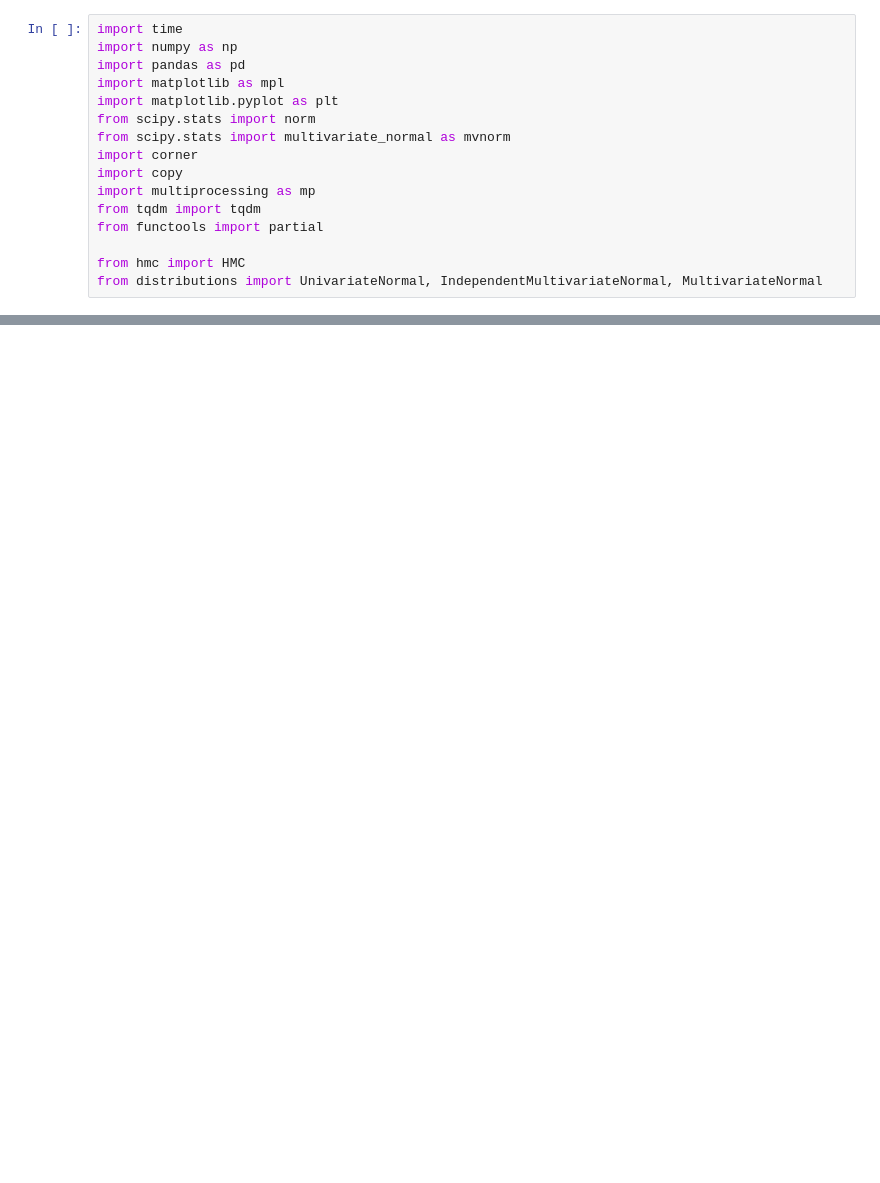
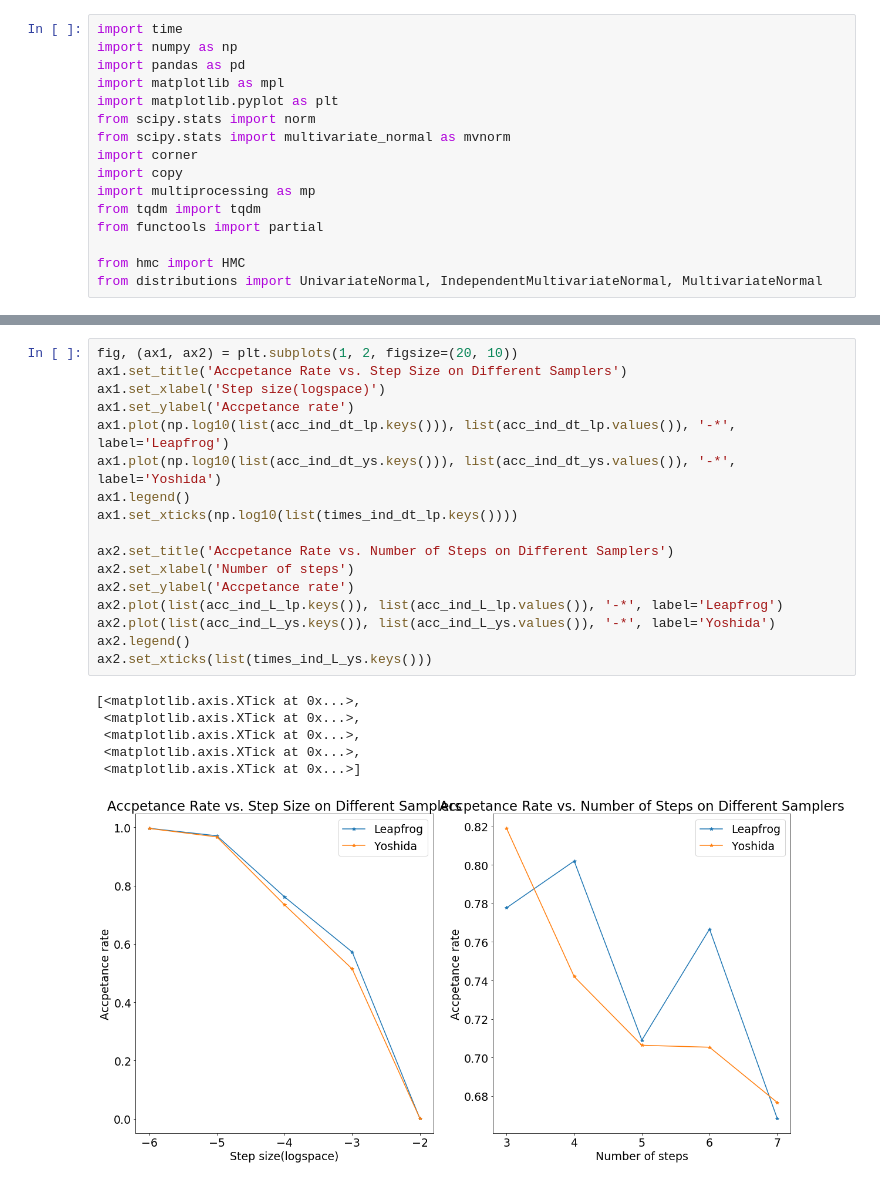
Before and after one commit to maho3/symHMC, a Jupyter notebook: Evaluate.ipynb, the cells around one changed output, grey strips where cells are left out. Drawn from its saved outputs; the diff is of its cells as text; blank space fills up the shorter version.

```diff
--- a/Evaluate.ipynb
+++ b/Evaluate.ipynb
@@ -76,0 +437,24 @@ xs = sampler.sample_pool(int(1e4), data, N_chains,
+# %%
+fig, (ax1, ax2) = plt.subplots(1, 2, figsize=(20, 10))
+ax1.set_title('Accpetance Rate vs. Step Size on Different Samplers')
+ax1.set_xlabel('Step size(logspace)')
+ax1.set_ylabel('Accpetance rate')
+ax1.plot(np.log10(list(acc_ind_dt_lp.keys())), list(acc_ind_dt_lp.values()), '-*', label='Leapfrog')
+ax1.plot(np.log10(list(acc_ind_dt_ys.keys())), list(acc_ind_dt_ys.values()), '-*', label='Yoshida')
+ax1.legend()
+ax1.set_xticks(np.log10(list(times_ind_dt_lp.keys())))
+
+ax2.set_title('Accpetance Rate vs. Number of Steps on Different Samplers')
+ax2.set_xlabel('Number of steps')
+ax2.set_ylabel('Accpetance rate')
+ax2.plot(list(acc_ind_L_lp.keys()), list(acc_ind_L_lp.values()), '-*', label='Leapfrog')
+ax2.plot(list(acc_ind_L_ys.keys()), list(acc_ind_L_ys.values()), '-*', label='Yoshida')
+ax2.legend()
+ax2.set_xticks(list(times_ind_L_ys.keys()))
+# %% [output]
+[<matplotlib.axis.XTick at 0x...>,
+ <matplotlib.axis.XTick at 0x...>,
+ <matplotlib.axis.XTick at 0x...>,
+ <matplotlib.axis.XTick at 0x...>,
+ <matplotlib.axis.XTick at 0x...>]
+[figure, added]
```
Also changed, not shown: parts of 36 cells of this notebook, 1 other file.
